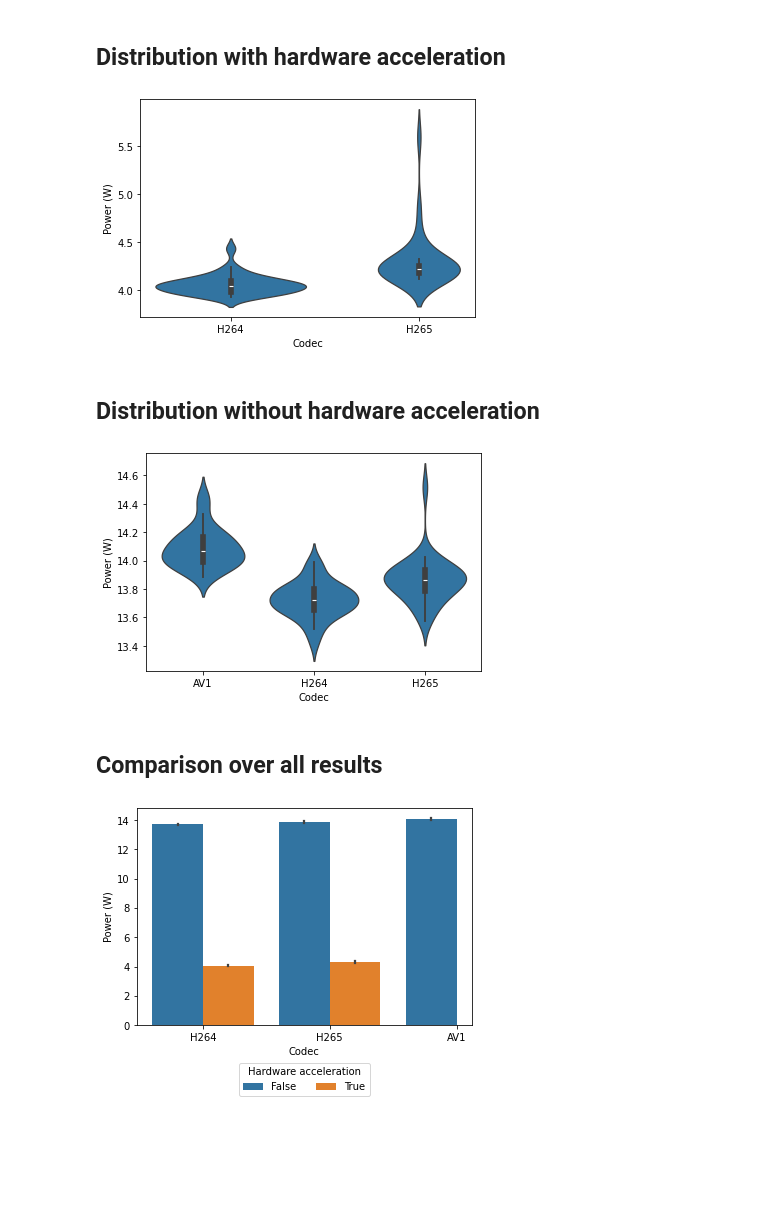
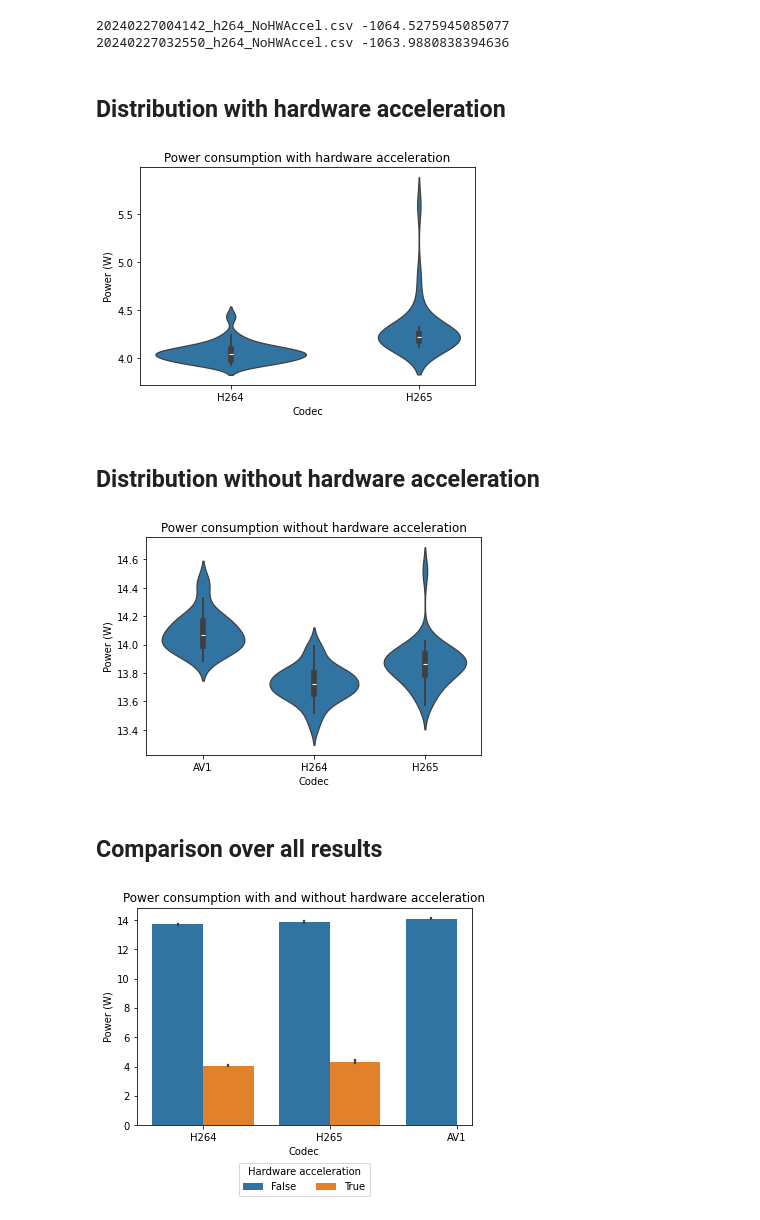
Before and after one commit to JellyAge/video_codec_power_comparison, a Jupyter notebook: chart.ipynb, the cells around one changed output. Saved outputs shown, nothing was run; the diff lists cells and outputs as text; code cells hidden in the pictures; blank space fills up the shorter version.

Commit message:
Figure titles

```diff
--- a/chart.ipynb
+++ b/chart.ipynb
@@ -20,21 +20,27 @@ for file in directory.iterdir():
         hw_accel.append(acceleration)
         codec.append(file.name.split("_",2)[-2].split(".")[0].upper())
         y.append(power)
+    else:
+        print(file.name, power)
+# %% [output]
+20240227004142_h264_NoHWAccel.csv -1064.5275945085077
+20240227032550_h264_NoHWAccel.csv -1063.9880838394636
 # %% [markdown]
 ## Distribution with hardware acceleration
 # %%
 result = pd.DataFrame({"codec":codec, "hw_accel":hw_accel, "power":y})
 #sns.set(rc={"figure.figsize":(8, 8)})
 
 
 ax = sns.violinplot(result[result["hw_accel"]==True], x="codec", y="power")
 #ax.set_ylim(bottom=0)
 ax.set_ylabel("Power (W)")
 ax.set_xlabel("Codec")
 ax.plot()
+plt.title("Power consumption with hardware acceleration")
 plt.savefig("distribution_hwaccel.svg")
 # %% [output]
-[figure, old version]
+[figure, new version]
 # %% [markdown]
 ## Distribution without hardware acceleration
 # %%
@@ -47,10 +53,12 @@ ax = sns.violinplot(result[result["hw_accel"]==False], x="codec", y="power")
 ax.set_ylabel("Power (W)")
 ax.set_xlabel("Codec")
 ax.plot()
+#Set figure size title
+plt.title("Power consumption without hardware acceleration")
 
 plt.savefig("distribution_without_acceleration.svg")
 # %% [output]
-[figure, old version]
+[figure, new version]
 # %% [markdown]
 ## Comparison over all results
 # %%
@@ -60,8 +68,7 @@ ax.set_ylabel("Power (W)")
 ax.set_xlabel("Codec")
 
 ax.plot()
-
-#save the plot as pdf
+plt.title("Power consumption with and without hardware acceleration")
 plt.savefig("compare_all.svg", bbox_inches='tight')
 # %% [output]
-[figure, old version]
+[figure, new version]
```
Also changed, not shown: 3 other files.
